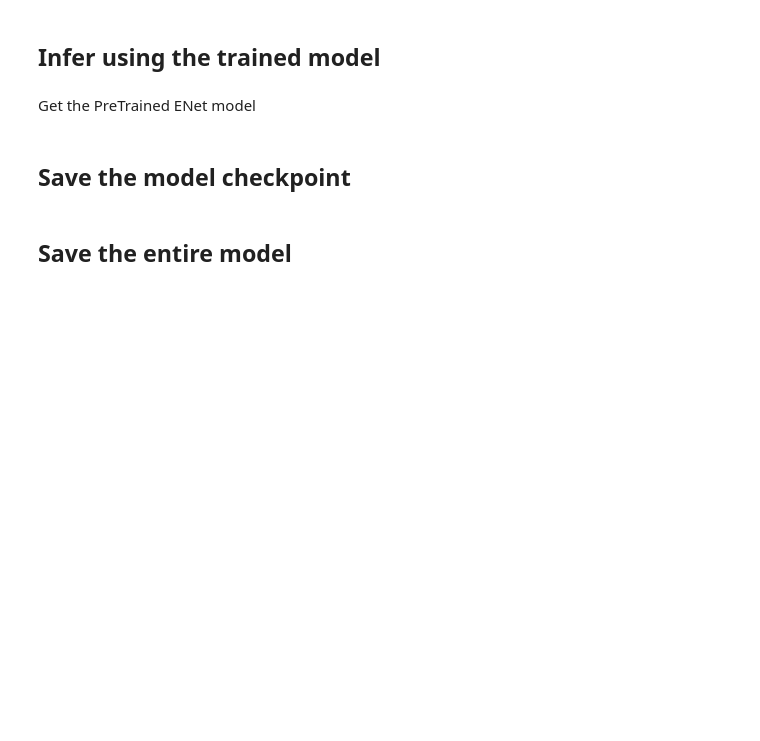
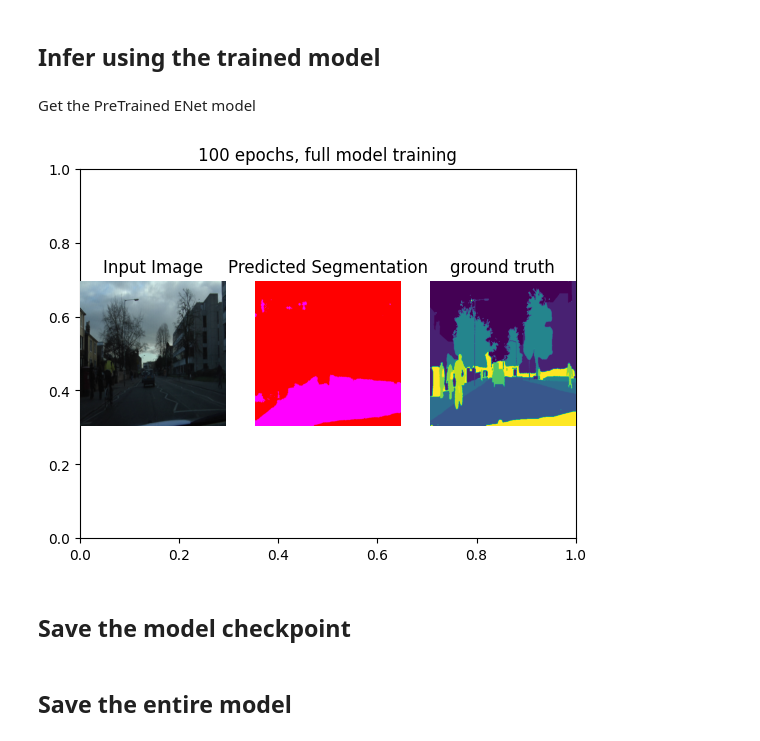
Before and after one commit to DayaAlex/ENet-Real-Time-Semantic-Segmentation, a Jupyter notebook: camvid-road-regmentation copy.ipynb, the cells around one changed output. Drawn from its saved outputs; the diff is of its cells as text; code cells hidden in the pictures; blank space fills up the shorter version.

```diff
--- a/camvid-road-regmentation copy.ipynb
+++ b/camvid-road-regmentation copy.ipynb
@@ -306,6 +316,9 @@ class RDDNeck(nn.Module):
             extras = torch.zeros((bs, out_shape, x.shape[2], x.shape[3]))
             if torch.cuda.is_available():
                 extras = extras.cuda()
+            elif torch.backends.mps.is_available():
+                extras = extras.to('mps')
+
             x_copy = torch.cat((x_copy, extras), dim = 1)
 
         # Summing main and side branches
@@ -415,6 +428,9 @@ class ASNeck(nn.Module):
             extras = torch.zeros((bs, out_shape, x.shape[2], x.shape[3]))
             if torch.cuda.is_available():
                 extras = extras.cuda()
+            elif torch.backends.mps.is_available():
+                extras = extras.to('mps')
+
             x_copy = torch.cat((x_copy, extras), dim = 1)
 
         # Summing main and side branches
@@ -671,9 +687,8 @@ class ENet(nn.Module):
 Move the model to cuda if available
 # %%
 # Checking if there is any gpu available and pass the model to gpu or cpu
-device = torch.device('cuda:0' if torch.cuda.is_available() else 'cpu')
+device = torch.device('mps' if torch.backends.mps.is_available else 'cuda:0' if torch.cuda.is_available() else 'cpu')
 
 enet = ENet(2)
-
 print(device)
 # %% [output]
@@ -1002,40 +1125,42 @@ def show_images(images, in_row=True):
 h = 512
 w = 512
 
-checkpoint = torch.load('')
-
+checkpoint = torch.load('/Users/dalex/final_year_proj/ENet-Real-Time-Semantic-Segmentation/ckpt-enet-camvid-100-1.427815055474639.pth')
+image_path = 'datasets/CamVid/test/0001TP_008610.png'
 # Assuming the dataset is camvid
 enet = ENet(2)
 enet = enet.to(device)
-state_dict = torch.load('./ckpt-enet-camvid.pth')['state_dict']
+state_dict = checkpoint['state_dict']
 enet.load_state_dict(state_dict)
 
 tmg_ = plt.imread(image_path)
 tmg_ = cv2.resize(tmg_, (h, w), cv2.INTER_NEAREST)
 tmg = torch.tensor(tmg_).unsqueeze(0).float()
 tmg = tmg.transpose(2, 3).transpose(1, 2)
 tmg = tmg.to(device)
 
 with torch.no_grad():
     out1 = enet(tmg.float()).squeeze(0)
 
 b_ = out1.data.max(0)[1].cpu().numpy()
 
 decoded_segmap = decode_segmap(b_)
 
-smg_ = Image.open('/content/training/semantic/' + fname)
-smg_ = cv2.resize(np.array(smg_), (512, 512), cv2.INTER_NEAREST)
-gt_path = FLAGS.image_path.replace('test','testannot')
+gt_path = image_path.replace('test','testannot')
 gt = plt.imread(gt_path)
 gt = cv2.resize(gt, (h, w), cv2.INTER_NEAREST)
 
 images = {
  0 : ['Input Image', tmg_],
  1 : ['Predicted Segmentation', decoded_segmap],
  2 : ['ground truth', gt]
 }
 
+plt.title('100 epochs, full model training')
+
 show_images(images)
+# %% [output]
+[figure, added]
 # %% [markdown]
 ## Save the model checkpoint
 # %%
```
Also changed, not shown: parts of 20 cells of this notebook.
